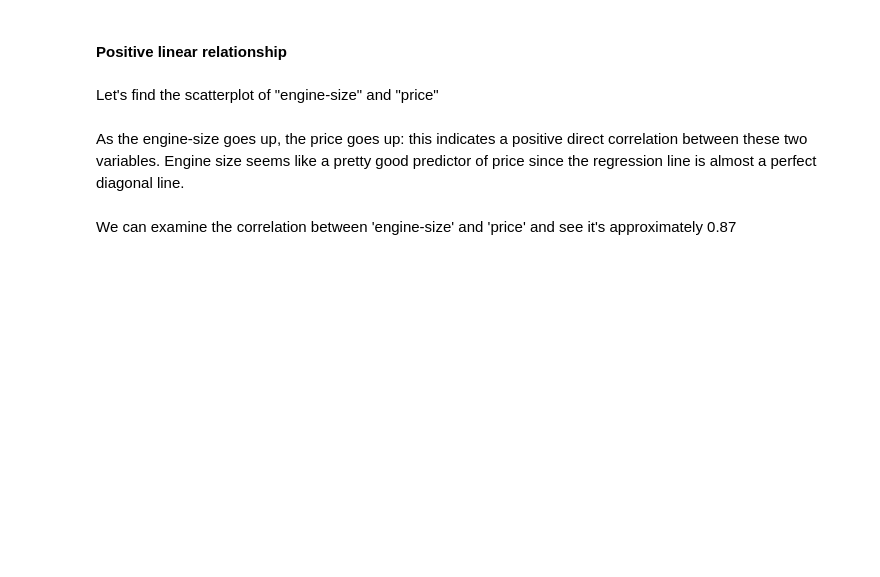
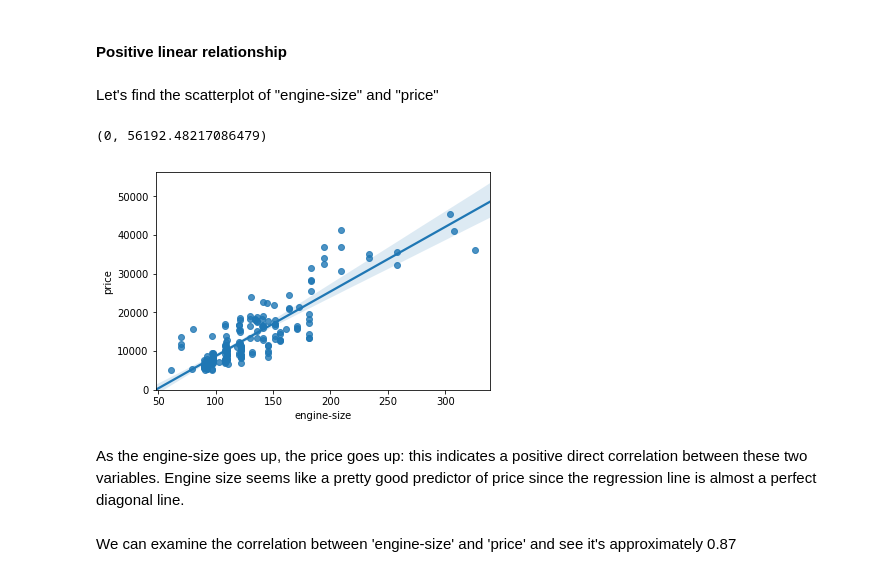
Before and after one commit to tuliocpa/Data_Science, a Jupyter notebook: Notebook 6 - Exploratory Data Analysis.ipynb, the cells around one changed output. Saved outputs shown, nothing was run; the diff lists cells and outputs as text; code cells hidden in the pictures; blank space fills up the shorter version.

```diff
--- a/Notebook 6 - Exploratory Data Analysis.ipynb
+++ b/Notebook 6 - Exploratory Data Analysis.ipynb
@@ -173,8 +173,15 @@ df[['bore', 'stroke', 'compression-ratio', 'horsepower']].corr()
 Let's find the scatterplot of "engine-size" and "price"
 # %%
 # Engine size as potential predictor variable of price
-sns.regplot(x="engine-size", y="price", data=df)
+#colocando a correlação em uma outra variável e depois repassando diretamente
+
+df1 = df
+
+sns.regplot(x="engine-size", y="price", data=df1)
 plt.ylim(0,)
+# %% [output]
+(0, 56192.48217086479)
+[figure, added]
 # %% [markdown]
 <p>As the engine-size goes up, the price goes up: this indicates a positive direct correlation between these two variables. Engine size seems like a pretty good predictor of price since the regression line is almost a perfect diagonal line.</p>
 # %% [markdown]
```
Also changed, not shown: parts of 8 cells of this notebook.
